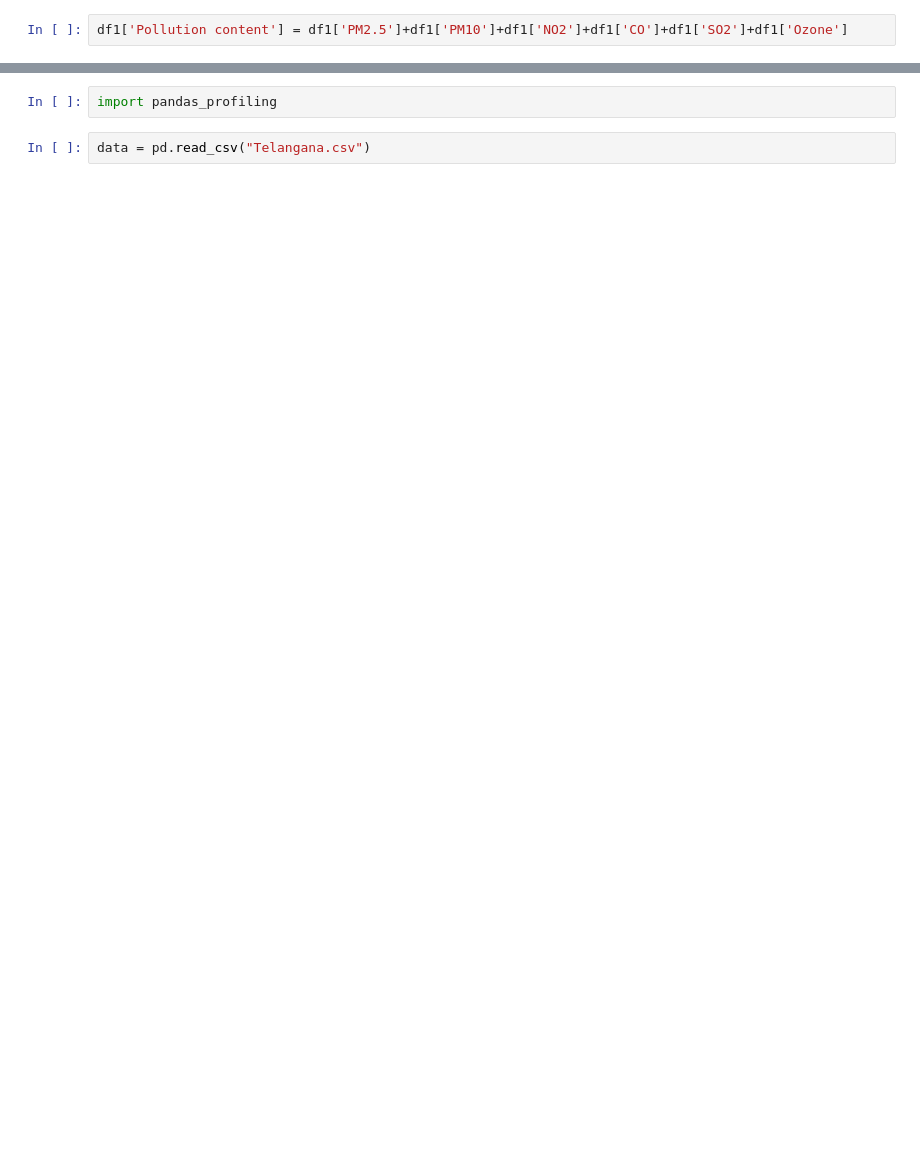
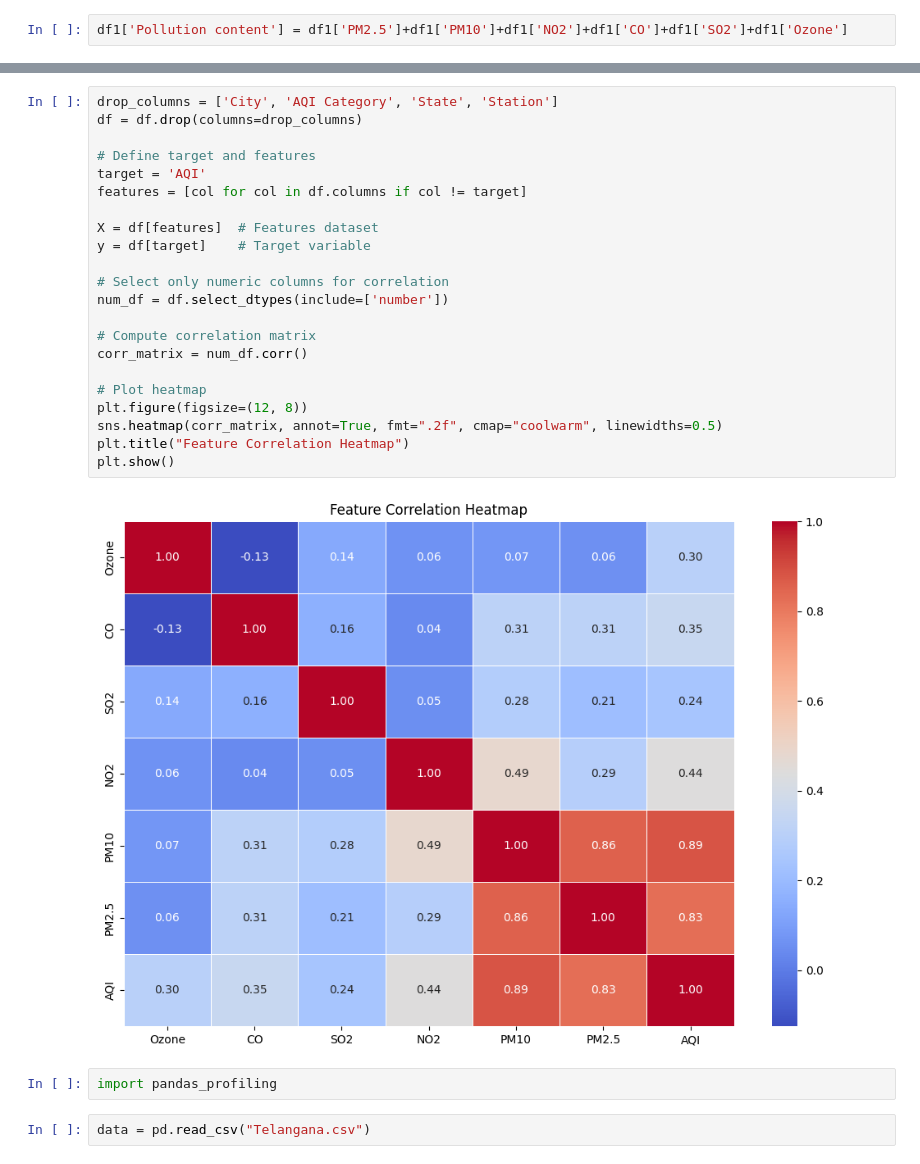
Before and after one commit to Vagdevi1512/Environmental, a Jupyter notebook: Telangana.ipynb, the cells around one changed output, grey strips where cells are left out. Cells and saved outputs as stored; diff of their text form; blank space fills up the shorter version.

```diff
--- a/Telangana.ipynb
+++ b/Telangana.ipynb
@@ -254,3 +327,27 @@ df.to_csv('Telangana.csv', index=False)
+# %%
+drop_columns = ['City', 'AQI Category', 'State', 'Station']
+df = df.drop(columns=drop_columns)
+
+# Define target and features
+target = 'AQI'
+features = [col for col in df.columns if col != target]
+
+X = df[features]  # Features dataset
+y = df[target]    # Target variable
+
+# Select only numeric columns for correlation
+num_df = df.select_dtypes(include=['number'])
+
+# Compute correlation matrix
+corr_matrix = num_df.corr()
+
+# Plot heatmap
+plt.figure(figsize=(12, 8))
+sns.heatmap(corr_matrix, annot=True, fmt=".2f", cmap="coolwarm", linewidths=0.5)
+plt.title("Feature Correlation Heatmap")
+plt.show()
+# %% [output]
+[figure, added]
 # %%
 import pandas_profiling
 # %%
```
Also changed, not shown: parts of 17 cells of this notebook, 2 other files.
